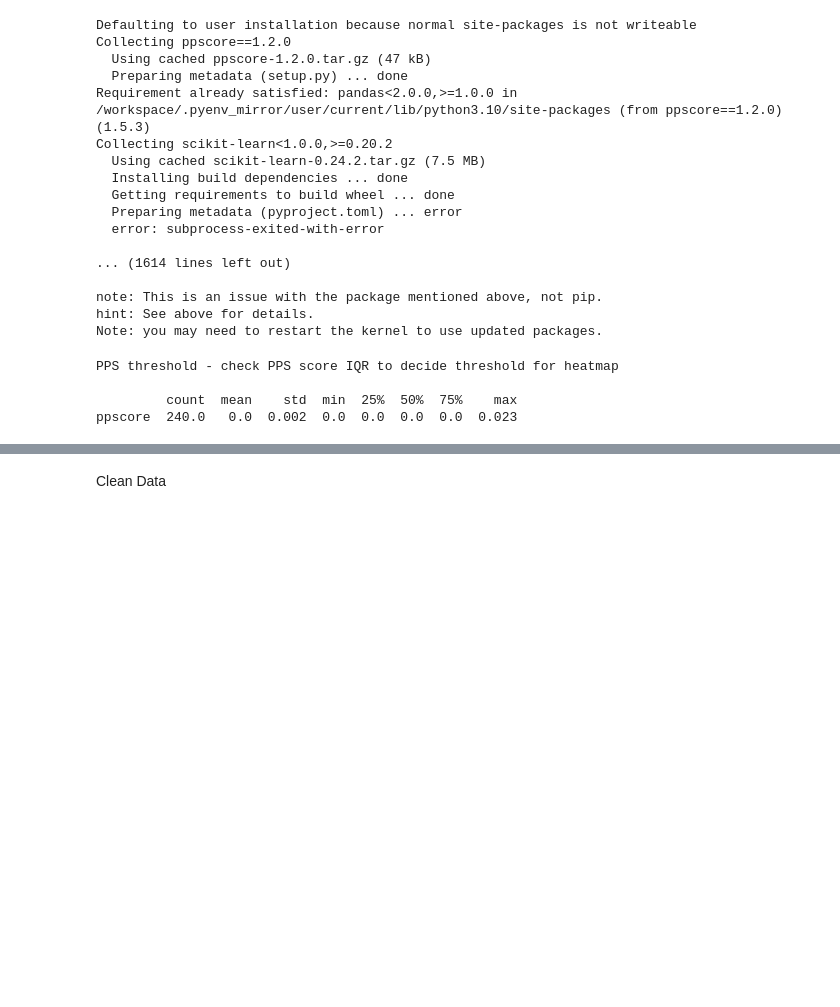
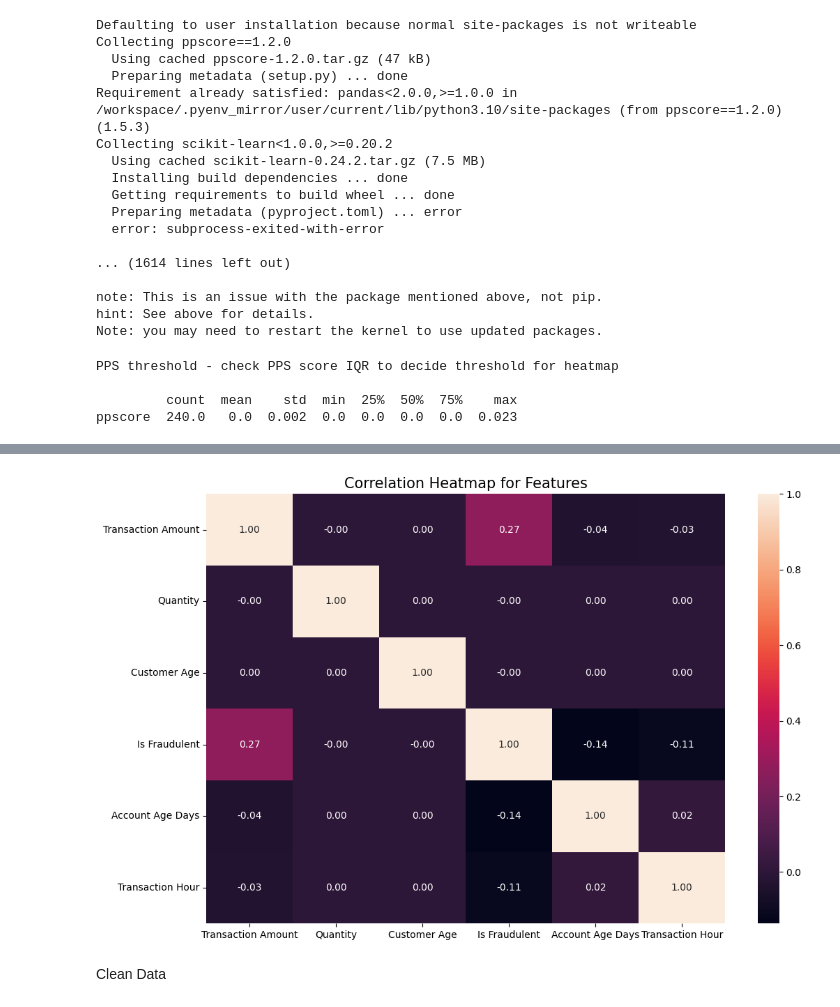
Before and after one commit to JamesCowans/fraud-analysis, a Jupyter notebook: Jupyter-Notebooks/03 Data Cleaning.ipynb, the cells around one changed output, grey strips where cells are left out. Cells and saved outputs as stored; diff of their text form; code cells hidden in the pictures; blank space fills up the shorter version.

Commit message:
update data cleaning

```diff
--- a/Jupyter-Notebooks/03 Data Cleaning.ipynb
+++ b/Jupyter-Notebooks/03 Data Cleaning.ipynb
@@ -186,3 +171,13 @@ The score ranges from 0 (no predictive power) to 1 (perfect predictive power)
+# %%
+corr_data = df.select_dtypes(include=['float64', 'int64'])
+plt.figure(figsize=(12, 8))
+correlation_matrix = corr_data.corr()
+sns.heatmap(correlation_matrix, annot=True, fmt='.2f')
+sns.color_palette("hls", 8,)
+plt.title('Correlation Heatmap for Features', fontsize=15)
+plt.show()
+# %% [output]
+[figure, added]
 # %% [markdown]
 Clean Data
 # %%
```
Also changed, not shown: parts of 4 cells of this notebook, 2 other files.
